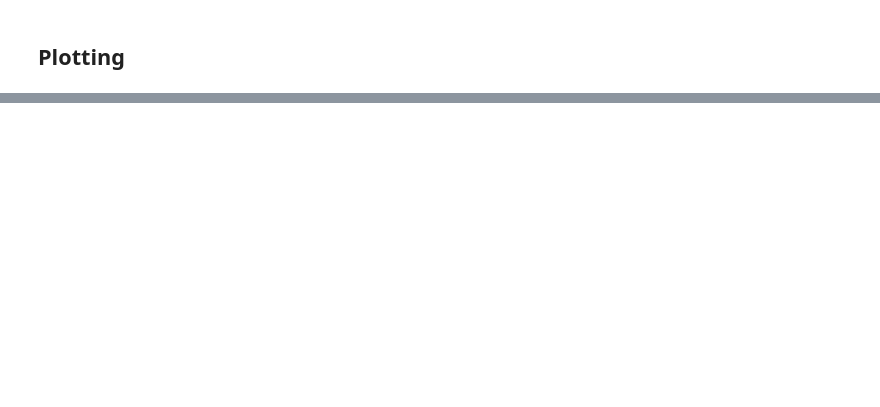
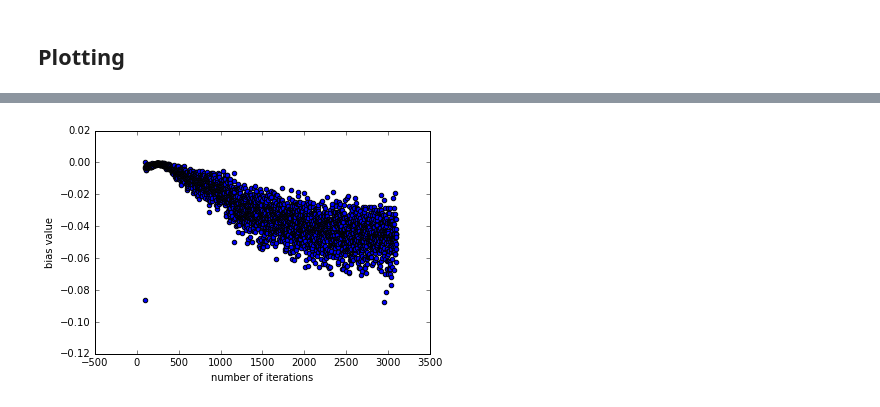
Before and after one commit to chengtang48/SGD_autoencoders, a Jupyter notebook: experiments-autoencoders.ipynb, the cells around one changed output, grey strips where cells are left out. Saved outputs shown, nothing was run; the diff lists cells and outputs as text; code cells hidden in the pictures; blank space fills up the shorter version.

```diff
--- a/experiments-autoencoders.ipynb
+++ b/experiments-autoencoders.ipynb
@@ -611,8 +656,13 @@ weights_all.append(weights_)
 # %%
-plt.scatter(time_pts, np.array(bias_list_mod)[:,0])
+plt.scatter(time_pts, np.array(bias_list_mod)[:,5])
+plt.xlabel('number of iterations')
+plt.ylabel('bias value')
+plt.savefig('bias_mod_example2.eps')
 #bias_list_mod
 #np.histogram(bias_list_mod[:,0])
 #len(time_pts)
+# %% [output]
+[figure, added]
 # %%
 # from exp import maybe_pickle
 # import math
```
Also changed, not shown: parts of 19 cells of this notebook, 3 other files.
